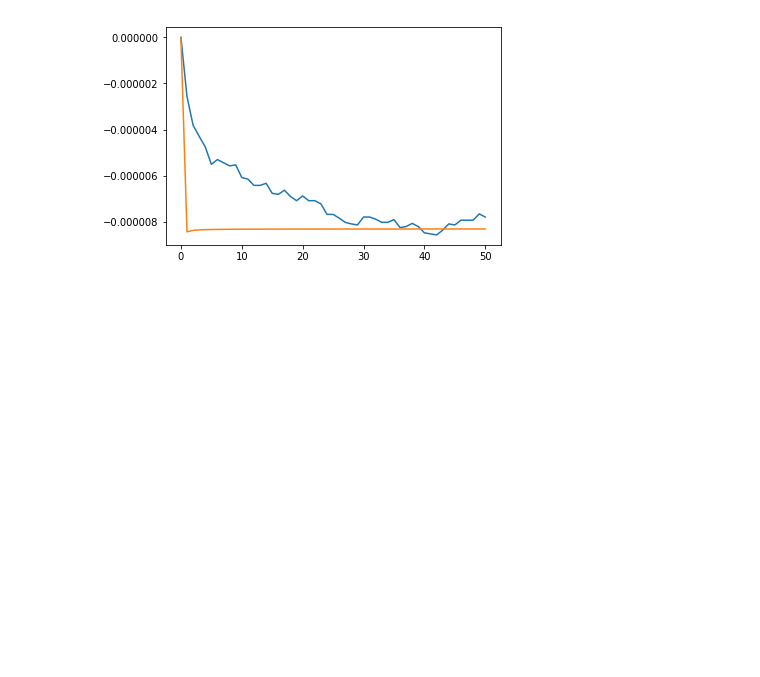
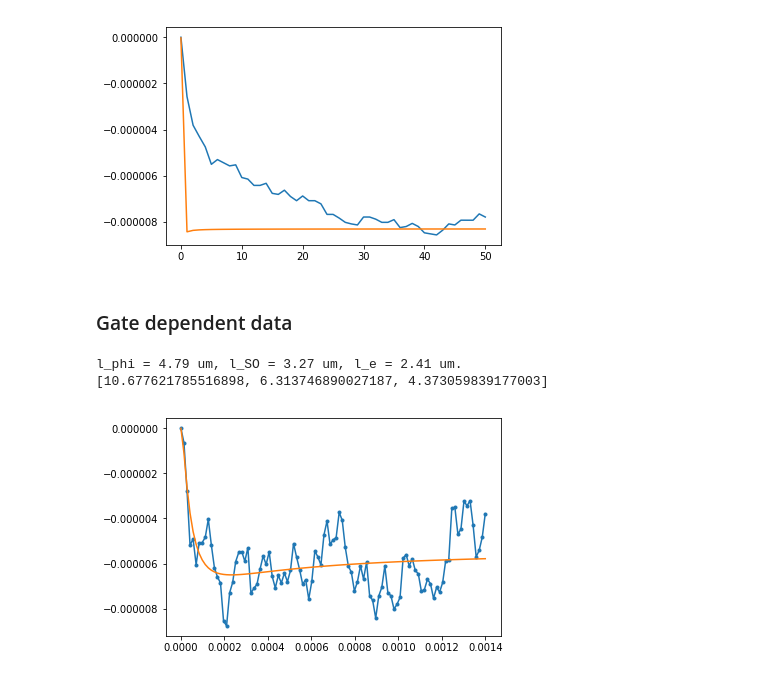
Before and after one commit to danielbouman/2deg, a Jupyter notebook: JSL49_01_WAL.ipynb, the cells around one changed output. Drawn from its saved outputs; the diff is of its cells as text; code cells hidden in the pictures; blank space fills up the shorter version.

```diff
--- a/JSL49_01_WAL.ipynb
+++ b/JSL49_01_WAL.ipynb
@@ -86 +88,14 @@ for tmpdf in [tdf[1]]:
+# %%
+# Model
+def WAL_model(B,Bphi,Bso,Be):
+    a = e**2/(2*np.pi**2*hbar)
+    b = (Bso+Be)/B
+    c = (4/3*Bso + Bphi)/B
+    return a*(np.log(Bphi/B) - digamma(.5+Bphi/B))\
+    + 2*a*(np.log(b) - digamma(.5+b))\
+    - 3*a*(np.log(c) - digamma(.5+c))
+# Data
+def WAL_data(b,B,Vxx,Ibias):
+    G = Ibias/Vxx
+    return scipy.interp(b,B,G-np.max(G.values))
 # %%
@@ -128,17 +133 @@ tdf = df['0058'][df['0058']['Magnet Z / T'] >= -7.4e-3]
-# %%
-# Model
-def WAL_model(B,Bphi,Bso,Be):
-    a = e**2/(2*np.pi**2*hbar)
-    b = (Bso+Be)/B
-    c = (4/3*Bso + Bphi)/B
-    return a*(np.log(Bphi/B) - digamma(.5+Bphi/B))\
-    + 2*a*(np.log(b) - digamma(.5+b))\
-    - 3*a*(np.log(c) - digamma(.5+c))
-# Data
-def WAL_data(b,B,Vxx,Ibias):
-    G = 1/(Vxx/Ibias)
-    return scipy.interp(b,B,G-np.max(G.values))
-B = np.linspace(1e-9,3e-3,51)
-G = WAL_data(B,tdf['Magnet Z / T']+7.4e-3,tdf['AC Voltage xx / V'],100e-9)
-# plt.plot(B,G)
 # %% [markdown]
@@ -182,3 +174,5 @@ plt.plot(WAL_model(B,*params))
 # %% [output]
 [<matplotlib.lines.Line2D at 0x...>]
 [figure]
+# %% [markdown]
+### Gate dependent data
@@ -184,0 +181,15 @@ plt.plot(WAL_model(B,*params))
+# %%
+B = np.linspace(1e-9,1.4e-3,101)
+tdf = df['0087'][df['0087']['Gate dac 2 / mV'] == -500]
+offset = tdf['Magnet Z / T'][tdf['AC Voltage xx / V'].idxmin()]
+G = WAL_data(B,tdf['Magnet Z / T']-offset,tdf['AC Voltage xx / V'],4e-9)
+ini = [hbar/(4*e*l**2) for l in [1e-6,1e-6,1e-6]]
+popt,pcov = scipy.optimize.curve_fit(WAL_model,B,G,p0=ini)
+plt.plot(B,G,'.-')
+plt.plot(B,WAL_model(B,*popt))
+print('l_phi = {0:.2f} um, l_SO = {1:.2f} um, l_e = {2:.2f} um.'.format(*[1e6/np.sqrt(4*e*B/hbar) for B in popt]))
+print([1e6/np.sqrt(4*e*B/hbar) for B in np.sqrt(np.diag(pcov))])
+# %% [output]
+l_phi = 4.79 um, l_SO = 3.27 um, l_e = 2.41 um.
+[10.677621785516898, 6.313746890027187, 4.373059839177003]
+[figure, added]
```
Also changed, not shown: parts of 13 cells of this notebook, 1 other file.
